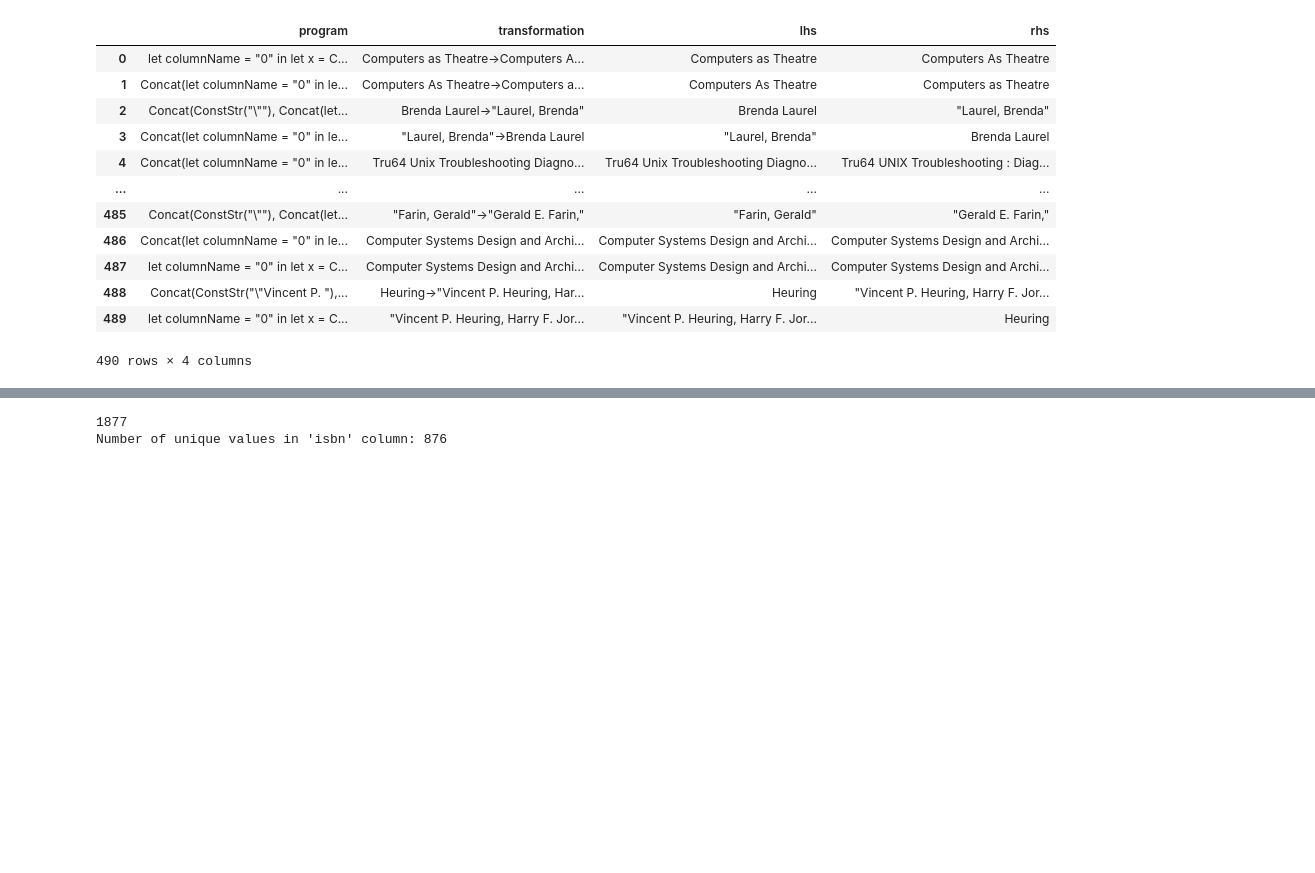
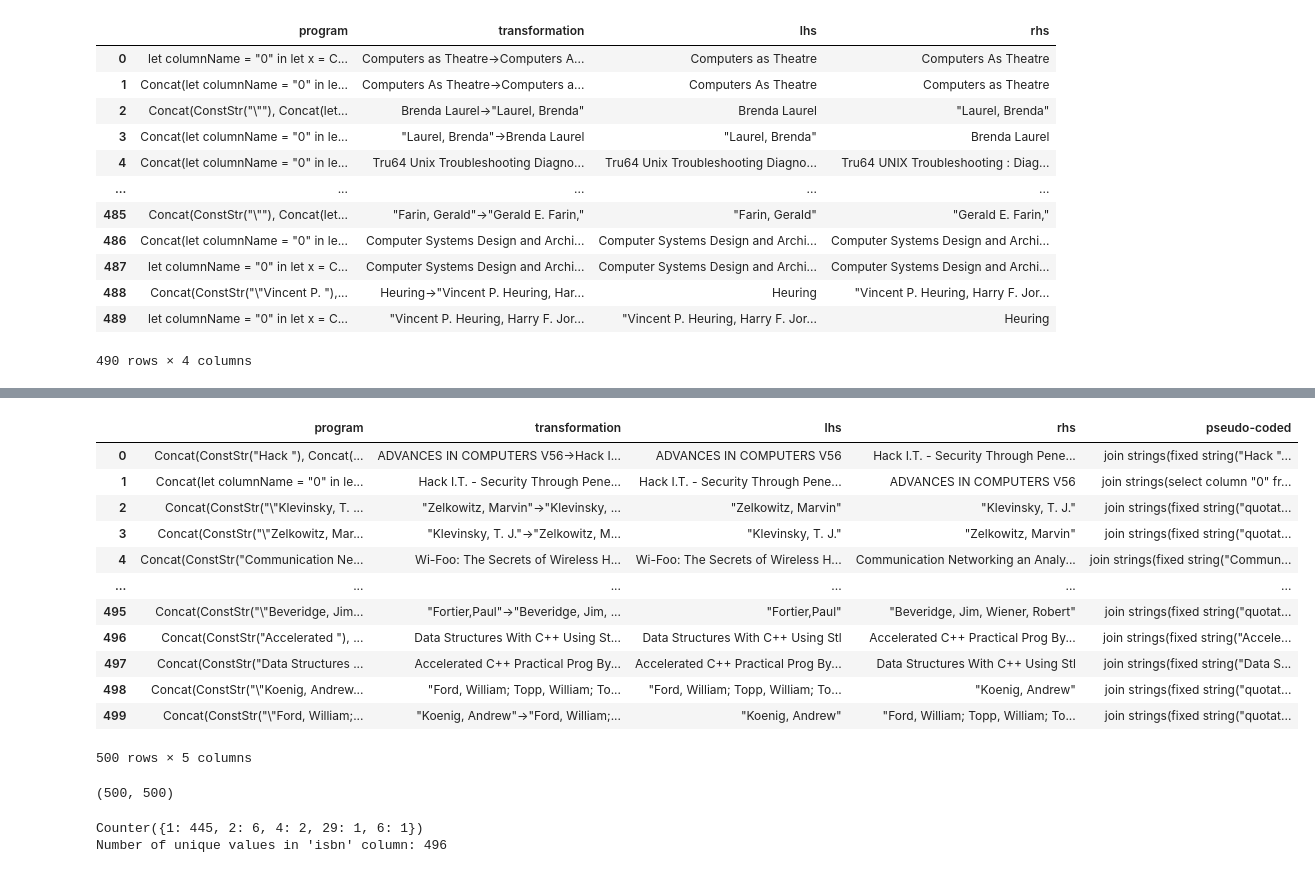
Before and after one commit to Sameer-H-Khan/EntityResolutionAndConsolidation, a Jupyter notebook: PROSE/entity-consolidation-with-PROSE.ipynb, the cells around one changed output, grey strips where cells are left out. Saved outputs shown, nothing was run; the diff lists cells and outputs as text; code cells hidden in the pictures; blank space fills up the shorter version.

Commit message:
Finished clustering and precision, recall, and MCC

```diff
--- a/PROSE/entity-consolidation-with-PROSE.ipynb
+++ b/PROSE/entity-consolidation-with-PROSE.ipynb
@@ -143,0 +277,45 @@ with open('clusters.txt', 'w') as f:
+# %%
+# def naturalize_code(code):
+#     replacements = {
+#         'ÃŽÂµ': 'end of string or no character',
+#         'Concat': 'join strings',
+#         'ConstStr': 'fixed string',
+#         'RegexPair': 'pattern matching',
+#         'let columnName = "0" in let x = ChooseInput(vs, columnName) in': 'select column "0" from the data',
+#         '\\"': 'quotation mark',
+#         'RegexPositionRelative': 'find position relative to pattern',
+#         'SubStr': 'extract substring',
+#         'PosPair': 'position pair indicating start and end'
+#     }
+
+#     # Apply all replacements to the code
+#     for old, new in replacements.items():
+#         code = re.sub(re.escape(old), new, code)
+
+#     return code
+
+# df['pseudo-coded'] = df.iloc[:, 0].apply(naturalize_code)
+
+
+df
+# %% [output]
+|  | program | transformation | lhs | rhs | pseudo-coded |
+| 0 | Concat(ConstStr("Hack "), Concat(... | ADVANCES IN COMPUTERS V56->Hack I... | ADVANCES IN COMPUTERS V56 | Hack I.T. - Security Through Pene... | join strings(fixed string("Hack "... |
+| 1 | Concat(let columnName = "0" in le... | Hack I.T. - Security Through Pene... | Hack I.T. - Security Through Pene... | ADVANCES IN COMPUTERS V56 | join strings(select column "0" fr... |
+| 2 | Concat(ConstStr("\"Klevinsky, T. ... | "Zelkowitz, Marvin"->"Klevinsky, ... | "Zelkowitz, Marvin" | "Klevinsky, T. J." | join strings(fixed string("quotat... |
+| 3 | Concat(ConstStr("\"Zelkowitz, Mar... | "Klevinsky, T. J."->"Zelkowitz, M... | "Klevinsky, T. J." | "Zelkowitz, Marvin" | join strings(fixed string("quotat... |
+| 4 | Concat(ConstStr("Communication Ne... | Wi-Foo: The Secrets of Wireless H... | Wi-Foo: The Secrets of Wireless H... | Communication Networking an Analy... | join strings(fixed string("Commun... |
+| ... | ... | ... | ... | ... | ... |
+| 495 | Concat(ConstStr("\"Beveridge, Jim... | "Fortier,Paul"->"Beveridge, Jim, ... | "Fortier,Paul" | "Beveridge, Jim, Wiener, Robert" | join strings(fixed string("quotat... |
+| 496 | Concat(ConstStr("Accelerated "), ... | Data Structures With C++ Using St... | Data Structures With C++ Using Stl | Accelerated C++ Practical Prog By... | join strings(fixed string("Accele... |
+| 497 | Concat(ConstStr("Data Structures ... | Accelerated C++ Practical Prog By... | Accelerated C++ Practical Prog By... | Data Structures With C++ Using Stl | join strings(fixed string("Data S... |
+| 498 | Concat(ConstStr("\"Koenig, Andrew... | "Ford, William; Topp, William; To... | "Ford, William; Topp, William; To... | "Koenig, Andrew" | join strings(fixed string("quotat... |
+| 499 | Concat(ConstStr("\"Ford, William;... | "Koenig, Andrew"->"Ford, William;... | "Koenig, Andrew" | "Ford, William; Topp, William; To... | join strings(fixed string("quotat... |
+500 rows × 5 columns
+# %%
+transformations = df.iloc[:, 0]
+transformation_embeddings = [model.encode(text) for text in transformations]
+cosine_similarities = cosine_similarity(transformation_embeddings)
+print(cosine_similarities.shape)
+# %% [output]
+(500, 500)
@@ -144,7 +372,10 @@ with open('clusters.txt', 'w') as f:
 # %%
-print(len(clusters))
+lengths =[]
+for cluster in clusters:
+    lengths.append(len(cluster))
+print(Counter(lengths))
 unique_values_count = df.iloc[:, 0].nunique()
 print("Number of unique values in 'isbn' column:", unique_values_count)
 # %% [output]
-1877
-Number of unique values in 'isbn' column: 876
+Counter({1: 445, 2: 6, 4: 2, 29: 1, 6: 1})
+Number of unique values in 'isbn' column: 496
```
Also changed, not shown: parts of 25 cells of this notebook, 5 other files.
